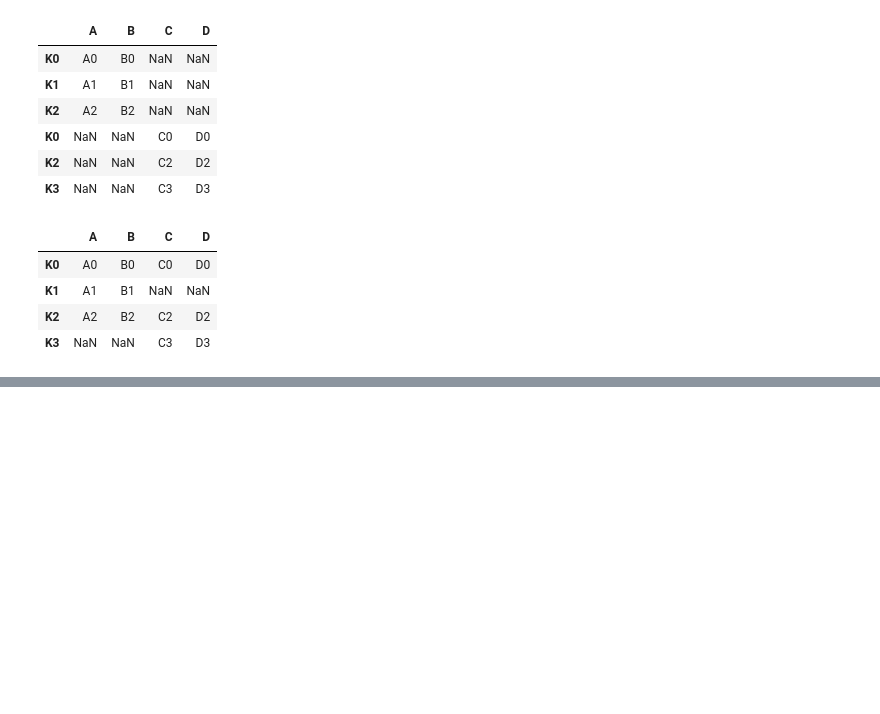
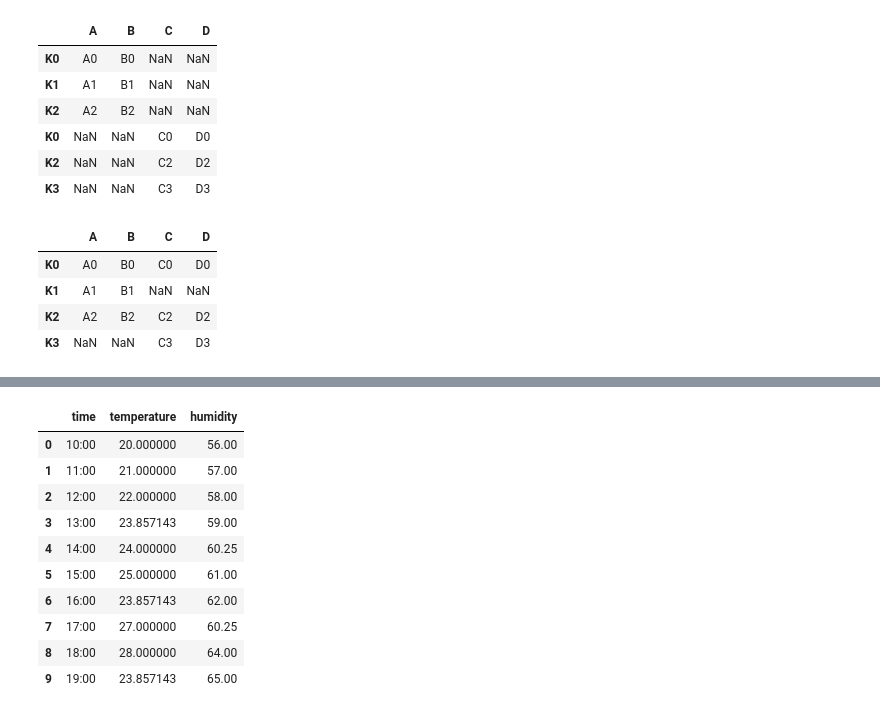
Before and after one commit to ThanyabunPh/wu-python-workshop, a Jupyter notebook: notebook_day2_part1.ipynb, the cells around one changed output, grey strips where cells are left out. Cells and saved outputs as stored; diff of their text form; code cells hidden in the pictures; blank space fills up the shorter version.

```diff
--- a/notebook_day2_part1.ipynb
+++ b/notebook_day2_part1.ipynb
@@ -546,0 +728,18 @@ concat2
+# %%
+# Replace missing values with the mean of the column
+df3 = df
+df3['temperature'] = df3['temperature'].fillna(df3['temperature'].mean())
+df3['humidity'] = df3['humidity'].fillna(df3['humidity'].mean())
+df3
+# %% [output]
+|  | time | temperature | humidity |
+| 0 | 10:00 | 20.000000 | 56.00 |
+| 1 | 11:00 | 21.000000 | 57.00 |
+| 2 | 12:00 | 22.000000 | 58.00 |
+| 3 | 13:00 | 23.857143 | 59.00 |
+| 4 | 14:00 | 24.000000 | 60.25 |
+| 5 | 15:00 | 25.000000 | 61.00 |
+| 6 | 16:00 | 23.857143 | 62.00 |
+| 7 | 17:00 | 27.000000 | 60.25 |
+| 8 | 18:00 | 28.000000 | 64.00 |
+| 9 | 19:00 | 23.857143 | 65.00 |
```
Also changed, not shown: parts of 22 cells of this notebook.
